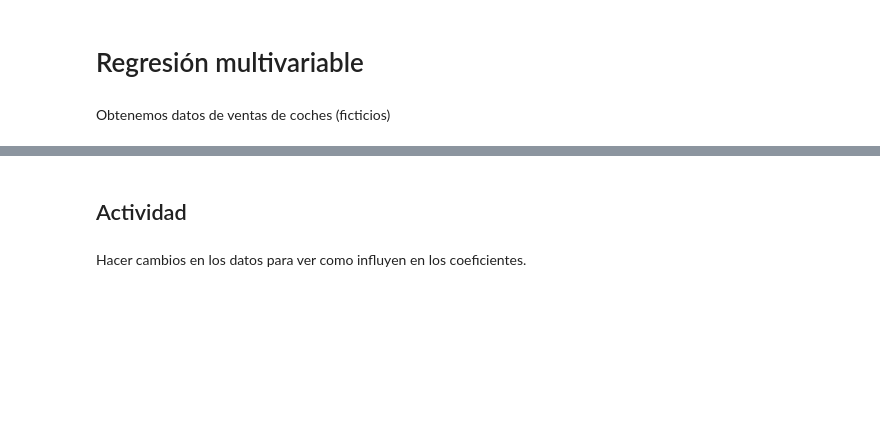
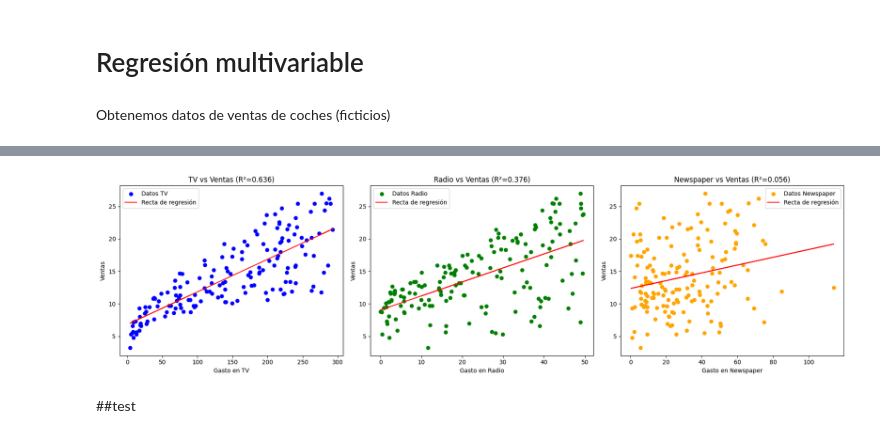
Before and after one commit to MarioAran/AI-con-python, a Jupyter notebook: modulo_4/act/regresión-multivariable.ipynb, the cells around one changed output, grey strips where cells are left out. Cells and saved outputs as stored; diff of their text form; code cells hidden in the pictures; blank space fills up the shorter version.

```diff
--- a/modulo_4/act/regresión-multivariable.ipynb
+++ b/modulo_4/act/regresión-multivariable.ipynb
@@ -105,4 +100,40 @@ print(predicted)
+# %%
+import matplotlib.pyplot as plt
+from scipy import stats
+
+fig, axs = plt.subplots(1, 3, figsize=(18, 5))
+y = train[['sales']] #el resultado es una Serie
+
+# --- Gráfico 1: TV vs Sales ---
+slope_tv, intercept_tv, r_value_tv, p_value_tv, std_err_tv = stats.linregress(X['TV'], train['sales'])
+axs[0].scatter(X['TV'], y, color='blue', label='Datos TV')
+axs[0].plot(X['TV'], slope_tv * X['TV'] + intercept_tv, color='red', label='Recta de regresión')
+axs[0].set_xlabel('Gasto en TV')
+axs[0].set_ylabel('Ventas')
+axs[0].set_title(f'TV vs Ventas (R²={r_value_tv**2:.3f})')
+axs[0].legend()
+
+# --- Gráfico 2: Radio vs Sales ---
+slope_radio, intercept_radio, r_value_radio, p_value_radio, std_err_radio = stats.linregress(X['radio'], train['sales'])
+axs[1].scatter(X['radio'], y, color='green', label='Datos Radio')
+axs[1].plot(X['radio'], slope_radio * X['radio'] + intercept_radio, color='red', label='Recta de regresión')
+axs[1].set_xlabel('Gasto en Radio')
+axs[1].set_ylabel('Ventas')
+axs[1].set_title(f'Radio vs Ventas (R²={r_value_radio**2:.3f})')
+axs[1].legend()
+
+# --- Gráfico 3: Newspaper vs Sales ---
+slope_news, intercept_news, r_value_news, p_value_news, std_err_news = stats.linregress(X['newspaper'], train['sales'])
+axs[2].scatter(X['newspaper'], y, color='orange', label='Datos Newspaper')
+axs[2].plot(X['newspaper'], slope_news * X['newspaper'] + intercept_news, color='red', label='Recta de regresión')
+axs[2].set_xlabel('Gasto en Newspaper')
+axs[2].set_ylabel('Ventas')
+axs[2].set_title(f'Newspaper vs Ventas (R²={r_value_news**2:.3f})')
+axs[2].legend()
+
+plt.tight_layout()
+plt.show()
+# %% [output]
+[figure, added]
 # %% [markdown]
-## Actividad
+##test
-# %% [markdown]
-Hacer cambios en los datos para ver como influyen en los coeficientes.
```
Also changed, not shown: parts of 12 cells of this notebook.
